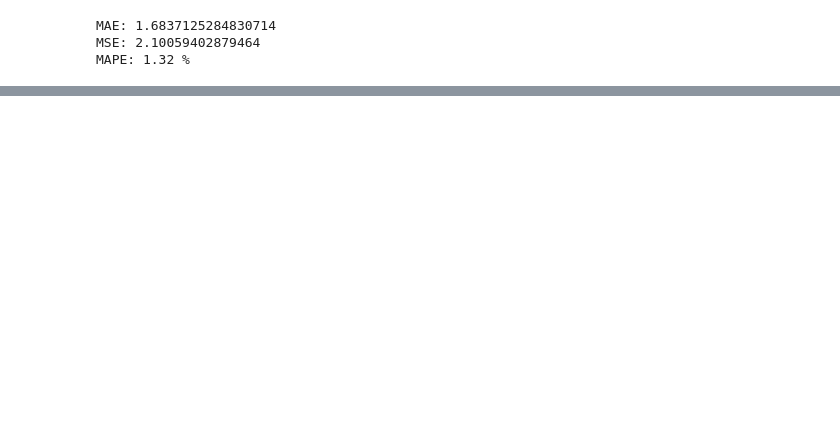
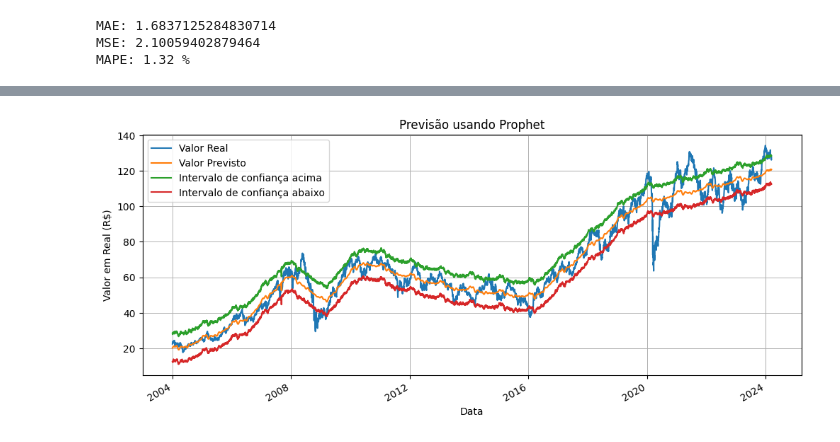
Before and after one commit to willdevsp/fiap-tech-challenge-pos-tech-data-analytics, a Jupyter notebook: Fase2/tech-challenger-bolsa-valores.ipynb, the cells around one changed output, grey strips where cells are left out. Drawn from its saved outputs; the diff is of its cells as text; code cells hidden in the pictures; blank space fills up the shorter version.

```diff
--- a/Fase2/tech-challenger-bolsa-valores.ipynb
+++ b/Fase2/tech-challenger-bolsa-valores.ipynb
@@ -1380,0 +1204,3 @@ plt.show()
+# %%
+future_prop = modelo_prop.make_future_dataframe(periods=len(teste))
+future_prop
@@ -1380,0 +1221,4 @@ plt.show()
+# %%
+future_prop['dias_uteis'] = df_p['dias_uteis']
+future_prop['feriados'] = df_p['feriados']
+future_prop
@@ -1380,0 +1239,3 @@ plt.show()
+# %%
+forecast_prop = modelo_prop.predict(future_prop)
+forecast_prop
@@ -1380,0 +1345,10 @@ plt.show()
+# %%
+resultado_final  = {
+                    'valor_real': df_p['y'].values,
+                    'valor_previsto': forecast_prop['yhat'].values,
+                    'valor_previsao_maxima': forecast_prop['yhat_upper'].values,
+                    'valor_previsao_minima': forecast_prop['yhat_lower'].values
+                    }
+
+df_resultado  = pd.DataFrame(data=resultado_final, index=df_p['ds'])
+df_resultado
@@ -1380,0 +1370,7 @@ plt.show()
+# %%
+plotarSerie(df_resultado['valor_real'])
+plotarSerie(df_resultado['valor_previsto'])
+plotarSerie(df_resultado['valor_previsao_maxima'])
+plotarSerie(df_resultado['valor_previsao_minima'],titulo="Previsão usando Prophet", legendas=['Valor Real', 'Valor Previsto', 'Intervalo de confiança acima', 'Intervalo de confiança abaixo'])
+# %% [output]
+[figure, added]
```
Also changed, not shown: parts of 76 cells of this notebook.
